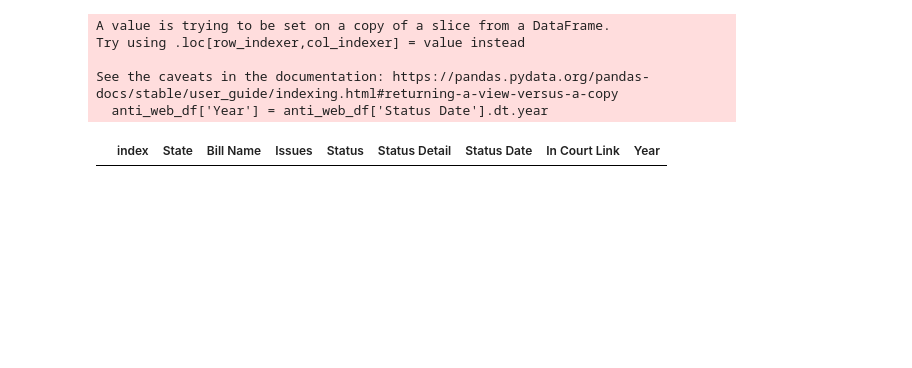
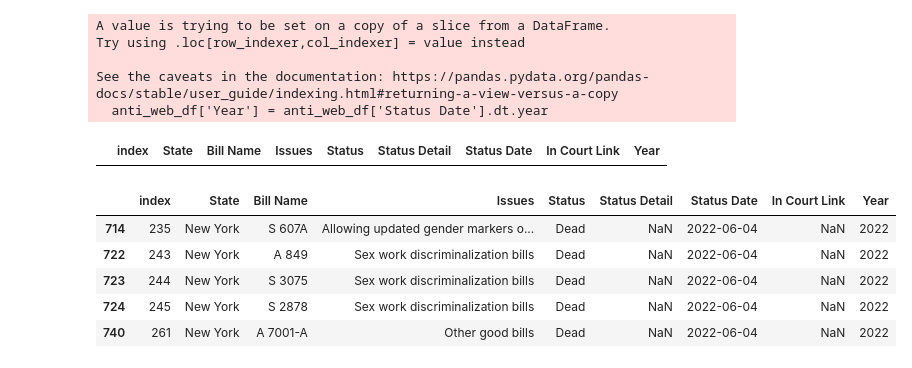
Before and after one commit to sofiatka/LGBTQ-Laws-and-MH, a Jupyter notebook: Draft_EDA.ipynb, the cells around one changed output. Cells and saved outputs as stored; diff of their text form; code cells hidden in the pictures; blank space fills up the shorter version.

```diff
--- a/Draft_EDA.ipynb
+++ b/Draft_EDA.ipynb
@@ -295 +302,10 @@ bills_2023 = anti_web_df[anti_web_df['Year'] == 2023]
+# %%
+anti_web_df[anti_web_df['State'] == 'New York']
+# %% [output]
+|  | index | State | Bill Name | Issues | Status | Status Detail | Status Date | In Court Link | Year |
+| 714 | 235 | New York | S 607A | Allowing updated gender markers o... | Dead | NaN | 2022-06-04 | NaN | 2022 |
+| 722 | 243 | New York | A 849 | Sex work discriminalization bills | Dead | NaN | 2022-06-04 | NaN | 2022 |
+| 723 | 244 | New York | S 3075 | Sex work discriminalization bills | Dead | NaN | 2022-06-04 | NaN | 2022 |
+| 724 | 245 | New York | S 2878 | Sex work discriminalization bills | Dead | NaN | 2022-06-04 | NaN | 2022 |
+| 740 | 261 | New York | A 7001-A | Other good bills | Dead | NaN | 2022-06-04 | NaN | 2022 |
 # %%
```
Also changed, not shown: parts of 11 cells of this notebook.
